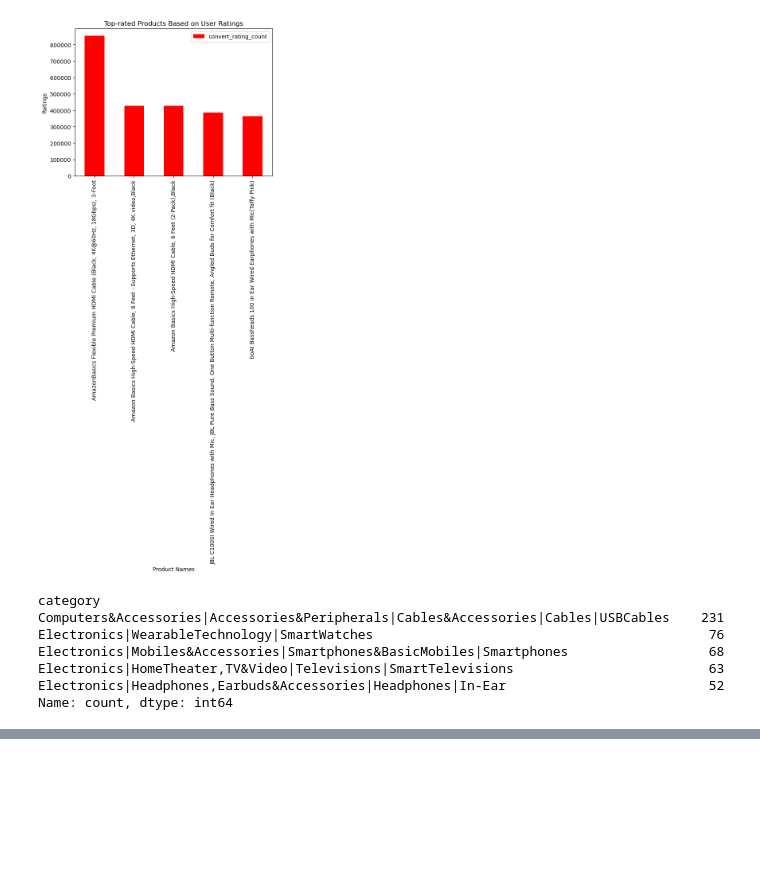
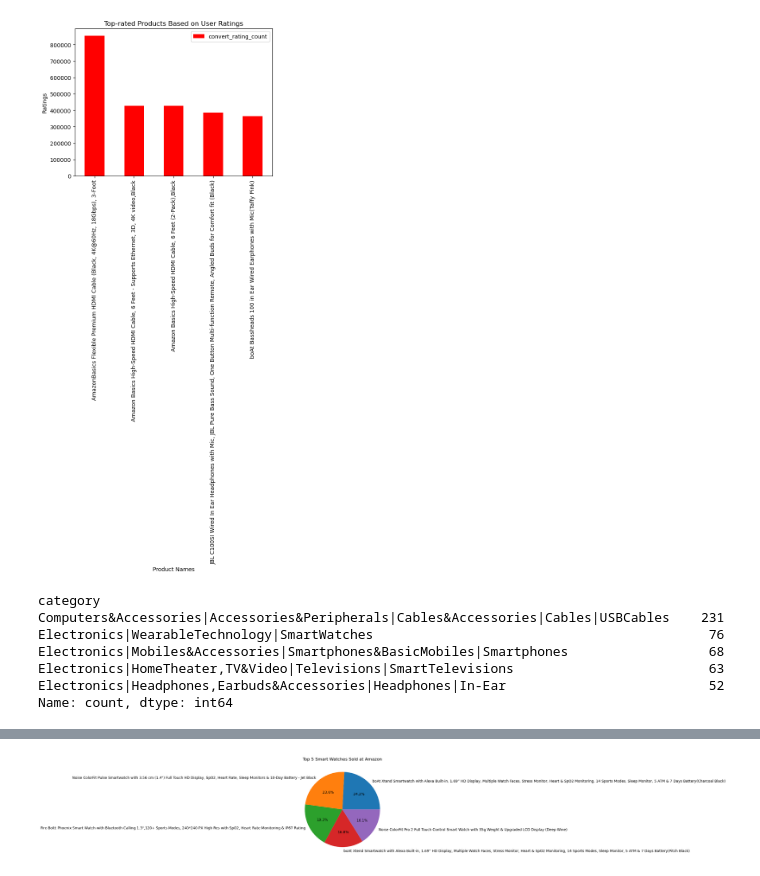
Before and after one commit to calvinhoang203/Analysis-of-Amazon-Sales-Trend, a Jupyter notebook: Amazon Sales Trend.ipynb, the cells around one changed output, grey strips where cells are left out. Saved outputs shown, nothing was run; the diff lists cells and outputs as text; code cells hidden in the pictures; blank space fills up the shorter version.

```diff
--- a/Amazon Sales Trend.ipynb
+++ b/Amazon Sales Trend.ipynb
@@ -229,3 +243,3 @@ computer_accessories
 # %%
-wearable_tech = amazon_data[amazon_data['category'] == 'Electronics|WearableTechnology|SmartWatches']
-wearable_tech
+smart_watches = amazon_data[amazon_data['category'] == 'Electronics|WearableTechnology|SmartWatches']
+smart_watches = smart_watches.drop(columns=['convert_rating_count'])
@@ -245,0 +246,9 @@ wearable_tech
+# %%
+convert_rating_count_smart_watches = [] # an empty list
+for index, row in smart_watches.iterrows():
+    convert_rating_count_smart_watches.append(str(row['rating_count']).replace(",",""))  # remove the comma
+convert_rating_count_smart_watches = [int(i) for i in convert_rating_count_smart_watches]
+smart_watches['convert_rating_count_smart_watches'] = convert_rating_count_smart_watches
+top_5_smart_watches = smart_watches.groupby('product_name').sum().sort_values(by='convert_rating_count_smart_watches', ascending = False)
+top_5 = top_5_smart_watches.iloc[0:5,[0,1,15]]
+top_5
@@ -246 +263,10 @@ wearable_tech
+# %%
+# Pie chart for top 5 products in Smart Watches category
+smart_watches_pie_chart = smart_watches.groupby('product_name')['convert_rating_count_smart_watches'].sum()
+top_5_smart_watches = smart_watches_pie_chart.sort_values(ascending=False).head(5)
+plt.title('Top 5 Smart Watches Sold at Amazon')
+plt.pie(top_5_smart_watches, labels = top_5_smart_watches.index, autopct='%1.1f%%')
+plt.show()
+# %% [output]
+[figure, added]
 # %%
```
Also changed, not shown: parts of 20 cells of this notebook.
